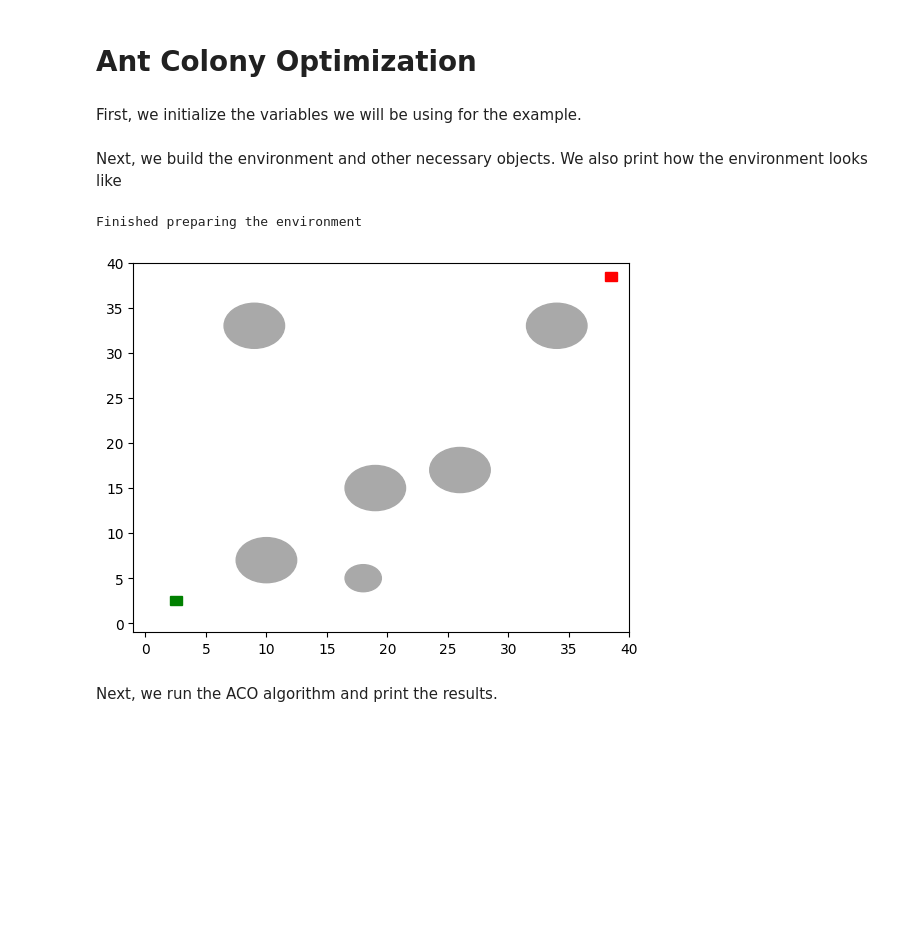
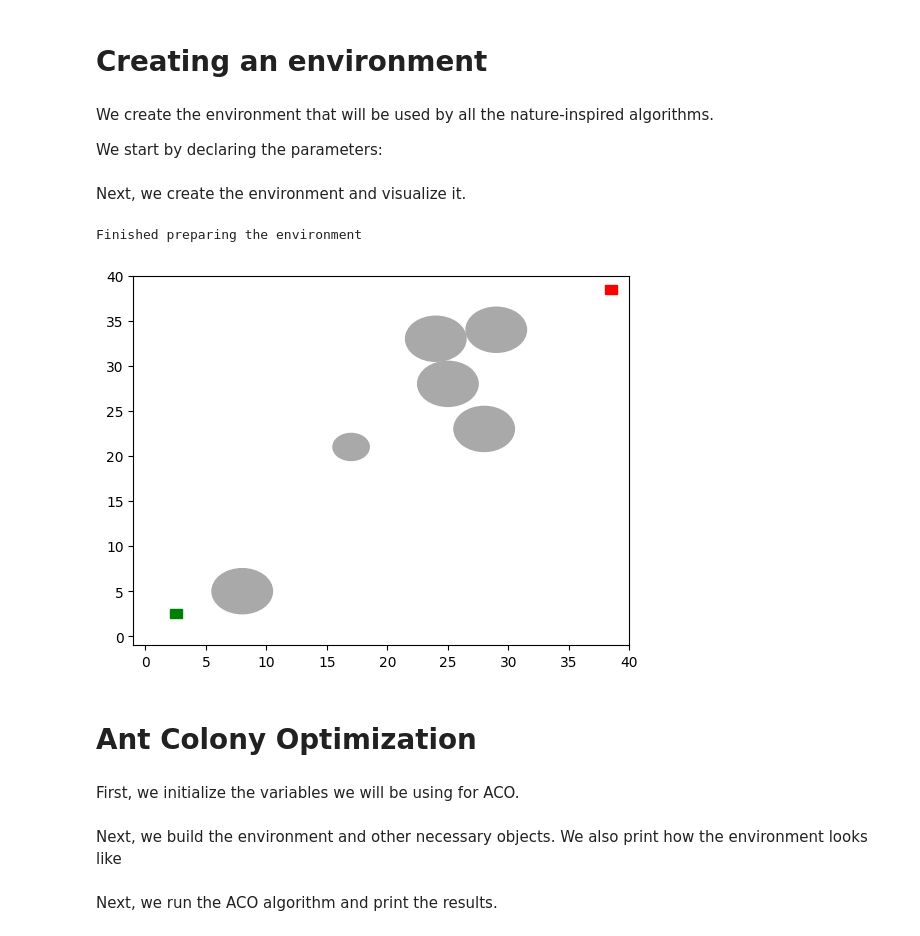
Before and after one commit to umenzi/bio-inspired_algorithms, a Jupyter notebook: src/Main.ipynb, the cells around one changed output. Drawn from its saved outputs; the diff is of its cells as text; code cells hidden in the pictures; blank space fills up the shorter version.

```diff
--- a/src/Main.ipynb
+++ b/src/Main.ipynb
@@ -13,3 +13,9 @@ from algorithms.ParticleSwarmOptimization import ParticleSwarmOptimization
 # Helper classes
 from helpers.PathSpecification import PathSpecification
 from helpers.Coordinate import Coordinate
+# %% [markdown]
+# Creating an environment
+# %% [markdown]
+We create the environment that will be used by all the nature-inspired algorithms.
+
+We start by declaring the parameters:
@@ -16,4 +36,17 @@ from helpers.Coordinate import Coordinate
+# %% [markdown]
+Next, we create the environment and visualize it.
+# %%
+# Use the environment variables already declared above and add the definitions for pso
+# eventually consider using the same environment for aco as for pso?
+environment = Environment.create_environment(width, height, obstacles, start_pos=start_pos, end_pos=end_pos)
+spec = PathSpecification(start_pos, end_pos)
+
+# Show the environment in matplotlib
+environment.visualize_environment()
+# %% [output]
+Finished preparing the environment
+[figure, added]
 # %% [markdown]
 # Ant Colony Optimization
 # %% [markdown]
-First, we initialize the variables we will be using for the example.
+First, we initialize the variables we will be using for ACO.
@@ -46,15 +62,9 @@ sigma_elite = 50
 Next, we build the environment and other necessary objects. We also print how the environment looks like
 # %%
 # Construct the optimization objects
-environment = ACOEnvironment.create_environment(width, height, obstacles, start_pos=start_pos, end_pos=end_pos)
-spec = PathSpecification(start_pos, end_pos)
-aco = AntColonyOptimization(environment, agents_per_generation, no_generations, q, evaporation, convergence_iter, no_change_iter, trail, sigma_elite, step_size, num_processes=6)
-
-# Show the environment in matplotlib
-environment.visualize_environment()
+# environment = ACOEnvironment.create_environment(width, height, obstacles, start_pos=start_pos, end_pos=end_pos)
+aco_environment = ACOEnvironment.create_from_environment(environment)
+aco = AntColonyOptimization(aco_environment, aco_agents_per_generation, aco_no_generations, aco_q, aco_evaporation, convergence_iter, aco_no_change_iter, trail, aco_sigma_elite, step_size, num_processes=6)
-# %% [output]
-Finished preparing the environment
-[figure, removed]
 # %% [markdown]
 Next, we run the ACO algorithm and print the results.
 # %%
```
Also changed, not shown: parts of 15 cells of this notebook, 1 other file.
